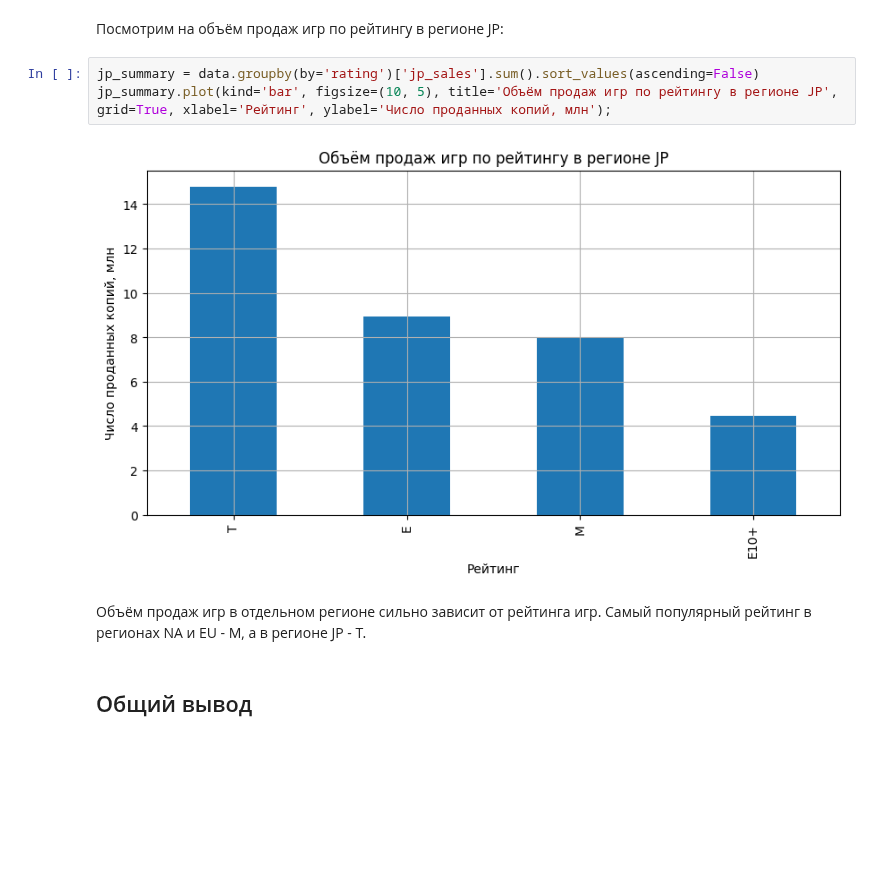
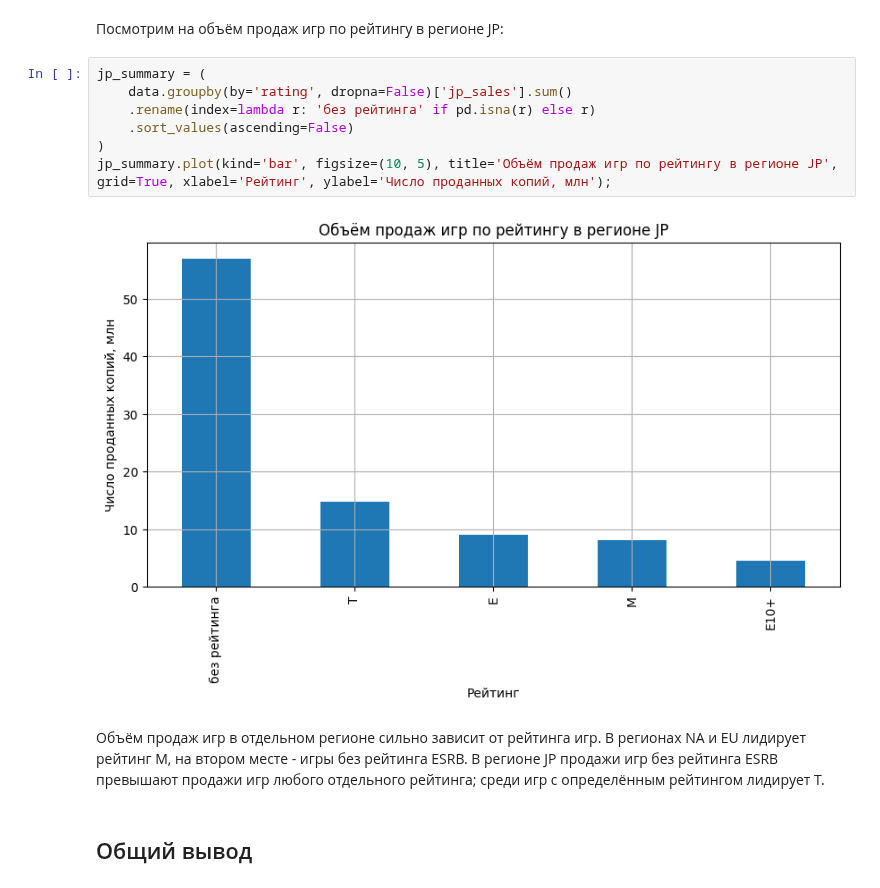
Before and after one commit to andrewsalmin/practicum-data-analysis, a Jupyter notebook: notebooks/computer-games-sales.ipynb, the cells around one changed output. Cells and saved outputs as stored; diff of their text form; blank space fills up the shorter version.

```diff
--- a/notebooks/computer-games-sales.ipynb
+++ b/notebooks/computer-games-sales.ipynb
@@ -612,12 +615,16 @@ eu_summary.plot(kind='bar', figsize=(10, 5), title='Объём продаж иг
 # %% [markdown]
 Посмотрим на объём продаж игр по рейтингу в регионе JP:
 # %%
-jp_summary = data.groupby(by='rating')['jp_sales'].sum().sort_values(ascending=False)
+jp_summary = (
+    data.groupby(by='rating', dropna=False)['jp_sales'].sum()
+    .rename(index=lambda r: 'без рейтинга' if pd.isna(r) else r)
+    .sort_values(ascending=False)
+)
 jp_summary.plot(kind='bar', figsize=(10, 5), title='Объём продаж игр по рейтингу в регионе JP', grid=True, xlabel='Рейтинг', ylabel='Число проданных копий, млн');
 # %% [output]
-[figure, old version]
+[figure, new version]
 # %% [markdown]
-Объём продаж игр в отдельном регионе сильно зависит от рейтинга игр. Самый популярный рейтинг в регионах NA и EU - M, а в регионе JP - T.
+Объём продаж игр в отдельном регионе сильно зависит от рейтинга игр. В регионах NA и EU лидирует рейтинг M, на втором месте - игры без рейтинга ESRB. В регионе JP продажи игр без рейтинга ESRB превышают продажи игр любого отдельного рейтинга; среди игр с определённым рейтингом лидирует T.
 # %% [markdown]
 ## Общий вывод
 # %% [markdown]
```
Also changed, not shown: parts of 8 cells of this notebook.
